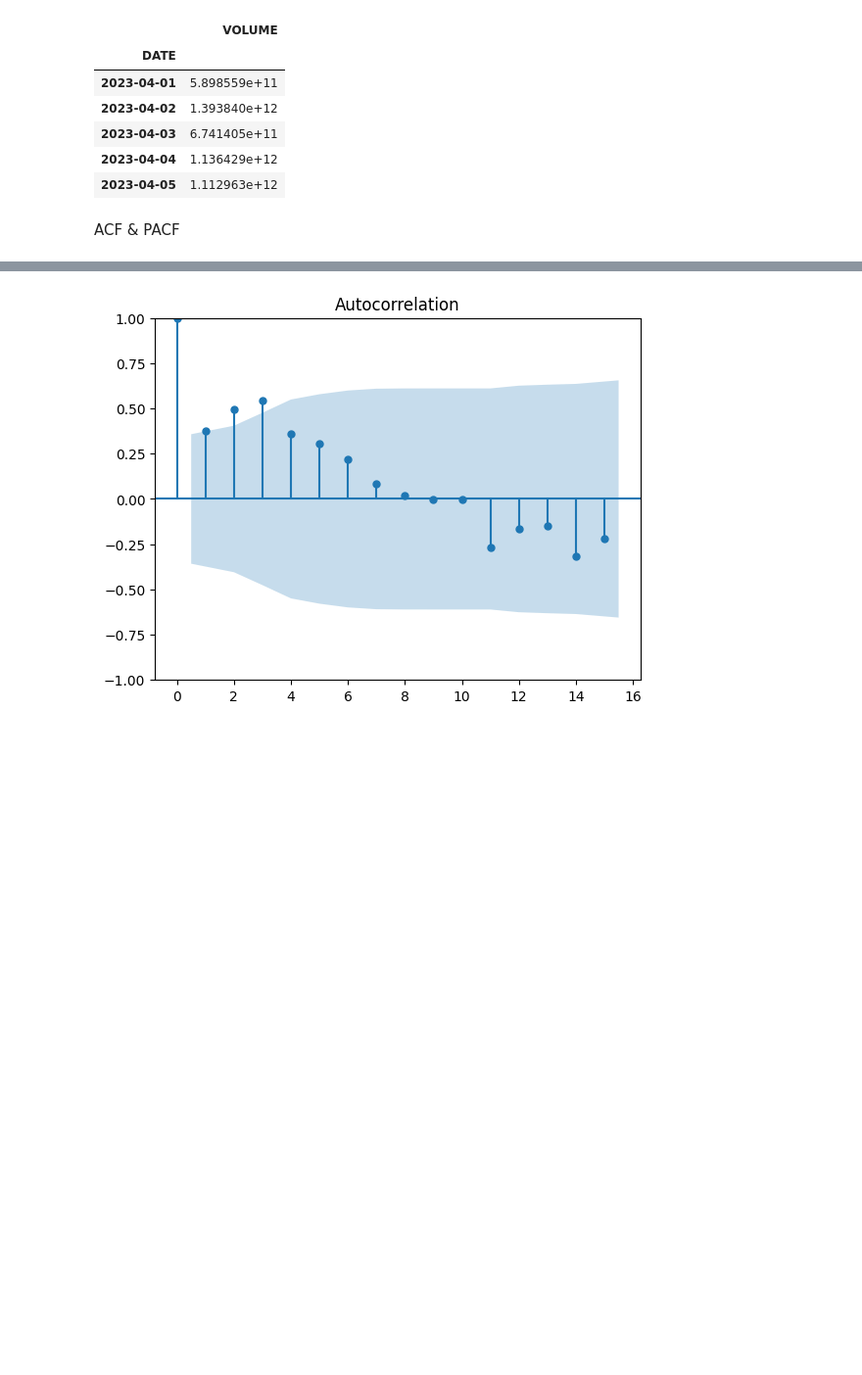
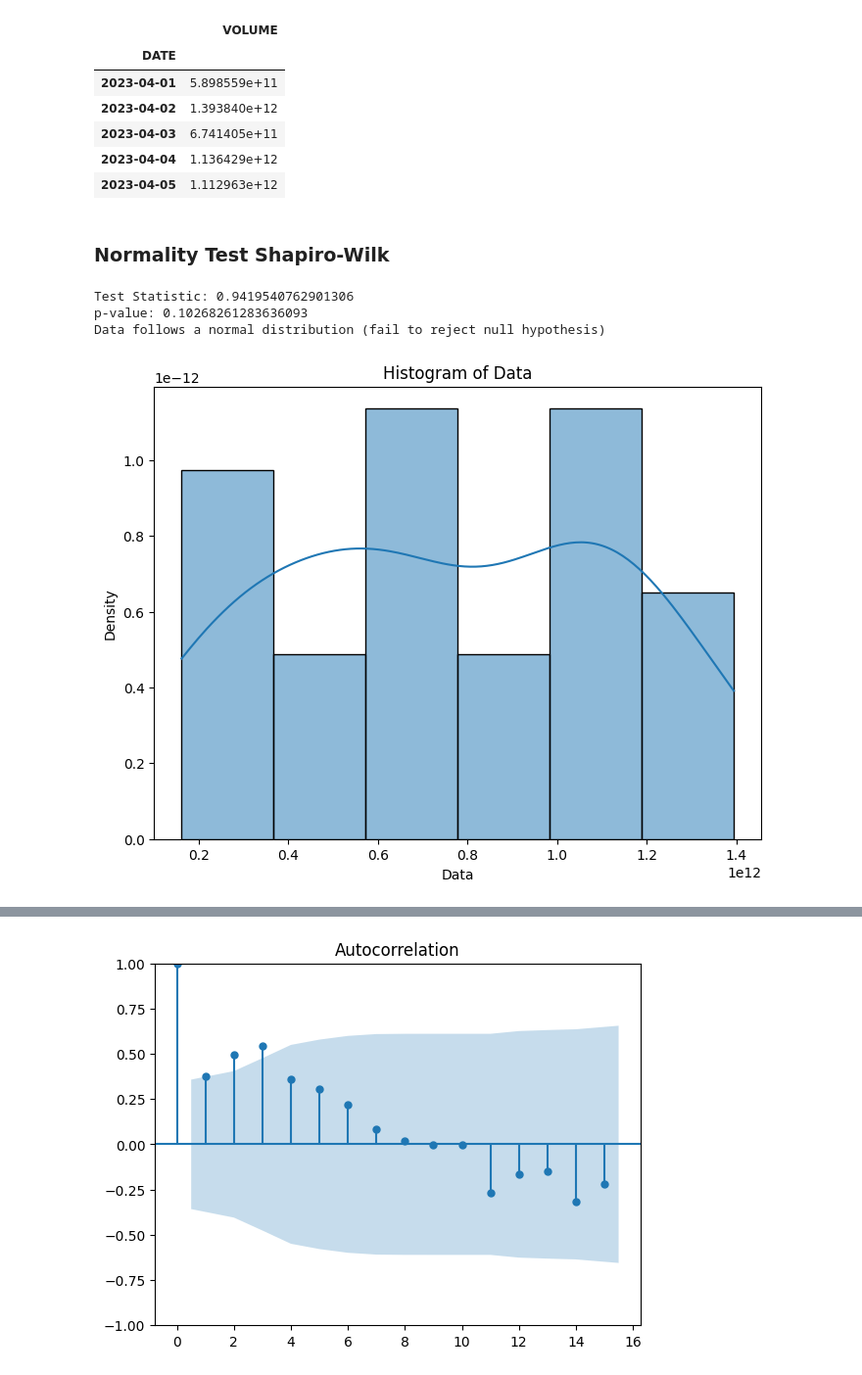
Before and after one commit to RizkiRiyadi/ForecastGasDemandKarawang, a Jupyter notebook: ForecastTest.ipynb, the cells around one changed output, grey strips where cells are left out. Shown at 98% size. Drawn from its saved outputs; the diff is of its cells as text; code cells hidden in the pictures; blank space fills up the shorter version.

```diff
--- a/ForecastTest.ipynb
+++ b/ForecastTest.ipynb
@@ -15,5 +22,33 @@ df.head()
 | 2023-04-03 | 6.741405e+11 |
 | 2023-04-04 | 1.136429e+12 |
 | 2023-04-05 | 1.112963e+12 |
-# %% [markdown]
-ACF & PACF
+# %% [markdown]
+### Normality Test Shapiro-Wilk
+# %%
+# Create a histogram
+plt.figure(figsize=(8, 6))
+sns.histplot(df['VOLUME'], kde=True, stat='density')
+plt.xlabel('Data')
+plt.ylabel('Density')
+plt.title('Histogram of Data')
+
+# Perform the Shapiro-Wilk normality test on the data
+statistic, p_value = shapiro(df['VOLUME'])
+
+# Set the significance level (alpha)
+alpha = 0.05
+
+# Print the test statistic and p-value
+print("Test Statistic:", statistic)
+print("p-value:", p_value)
+
+# Compare the p-value with the significance level
+if p_value > alpha:
+    print("Data follows a normal distribution (fail to reject null hypothesis)")
+else:
+    print("Data does not follow a normal distribution (reject null hypothesis)")
+# %% [output]
+Test Statistic: 0.9419540762901306
+p-value: 0.10268261283636093
+Data follows a normal distribution (fail to reject null hypothesis)
+[figure, added]
```
Also changed, not shown: parts of 6 cells of this notebook.
